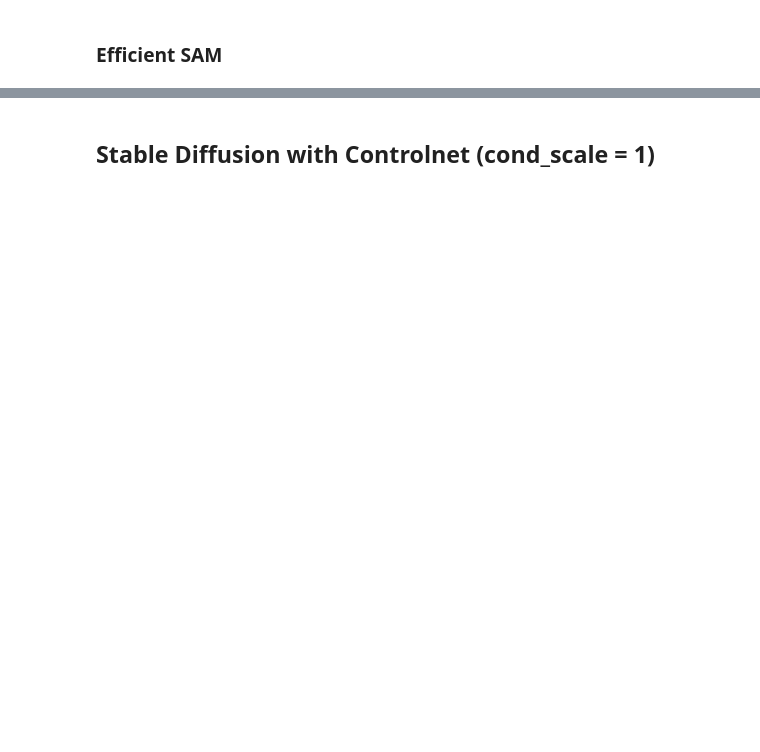
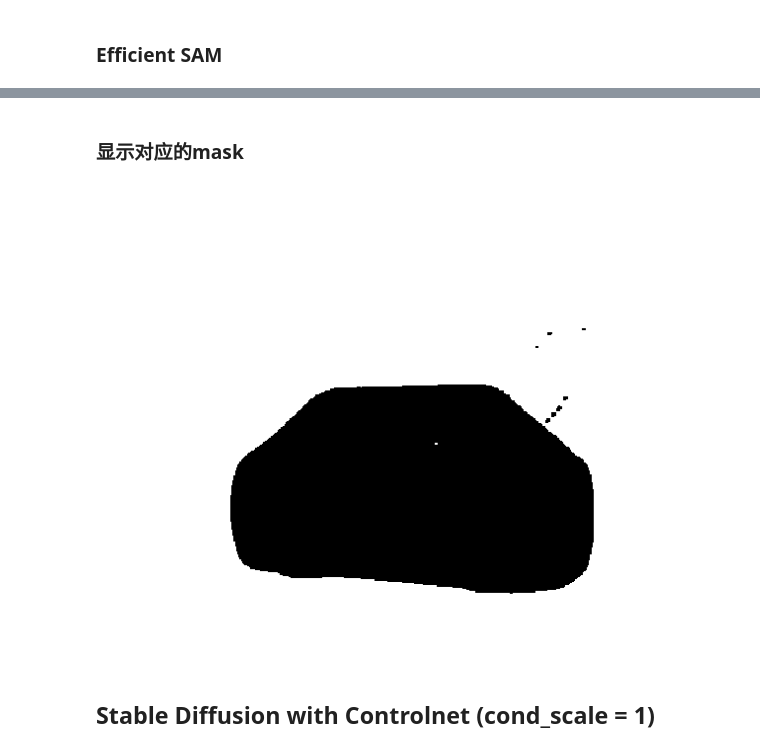
Before and after one commit to jungletada/ReGe, a Jupyter notebook: inference.ipynb, the cells around one changed output, grey strips where cells are left out. Saved outputs shown, nothing was run; the diff lists cells and outputs as text; code cells hidden in the pictures; blank space fills up the shorter version.

```diff
--- a/inference.ipynb
+++ b/inference.ipynb
@@ -201,3 +206,14 @@ sd2_image
+# %% [markdown]
+### 显示对应的mask
+# %%
+prompt = "radio in the park"
+mask = np.where(mask, 255, 0).astype(np.uint8)
+mask = Image.fromarray(mask , 'L')
+mask = ImageOps.invert(mask)
+
+mask
+# %% [output]
+[figure, added]
 # %% [markdown]
 ## Stable Diffusion with Controlnet (cond_scale = 1)
 # %%
```
Also changed, not shown: parts of 13 cells of this notebook, 2 other files.
